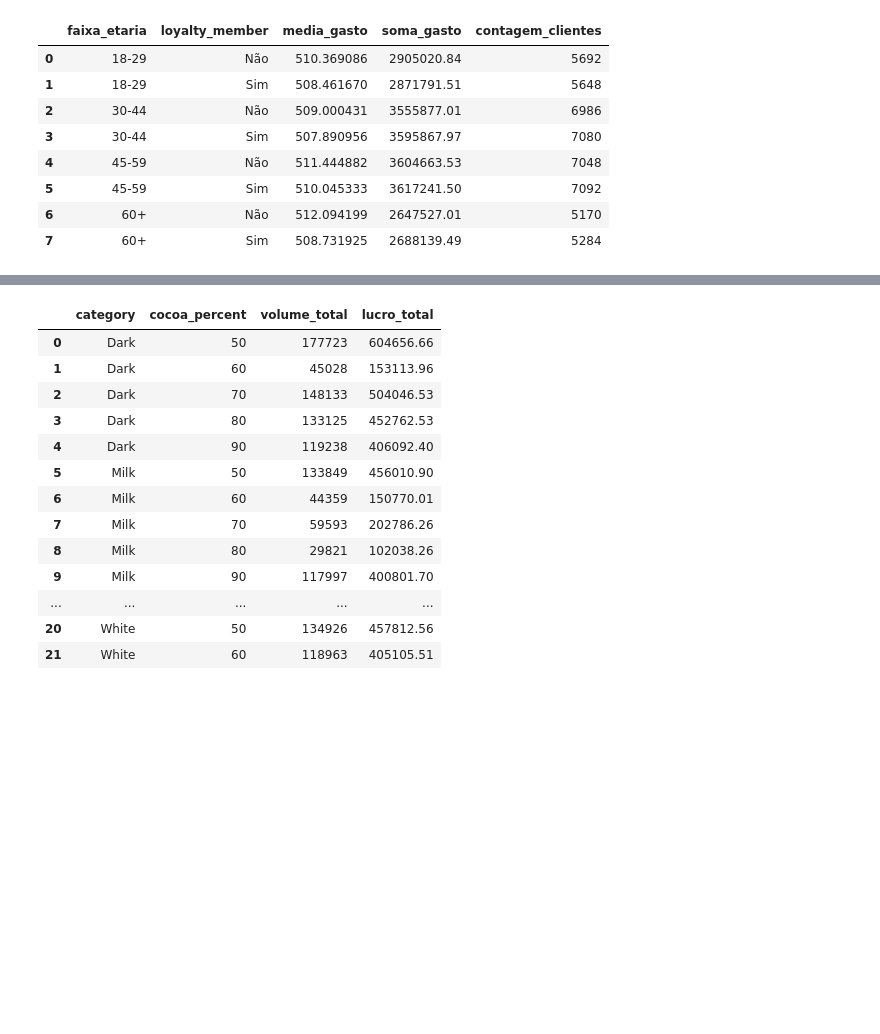
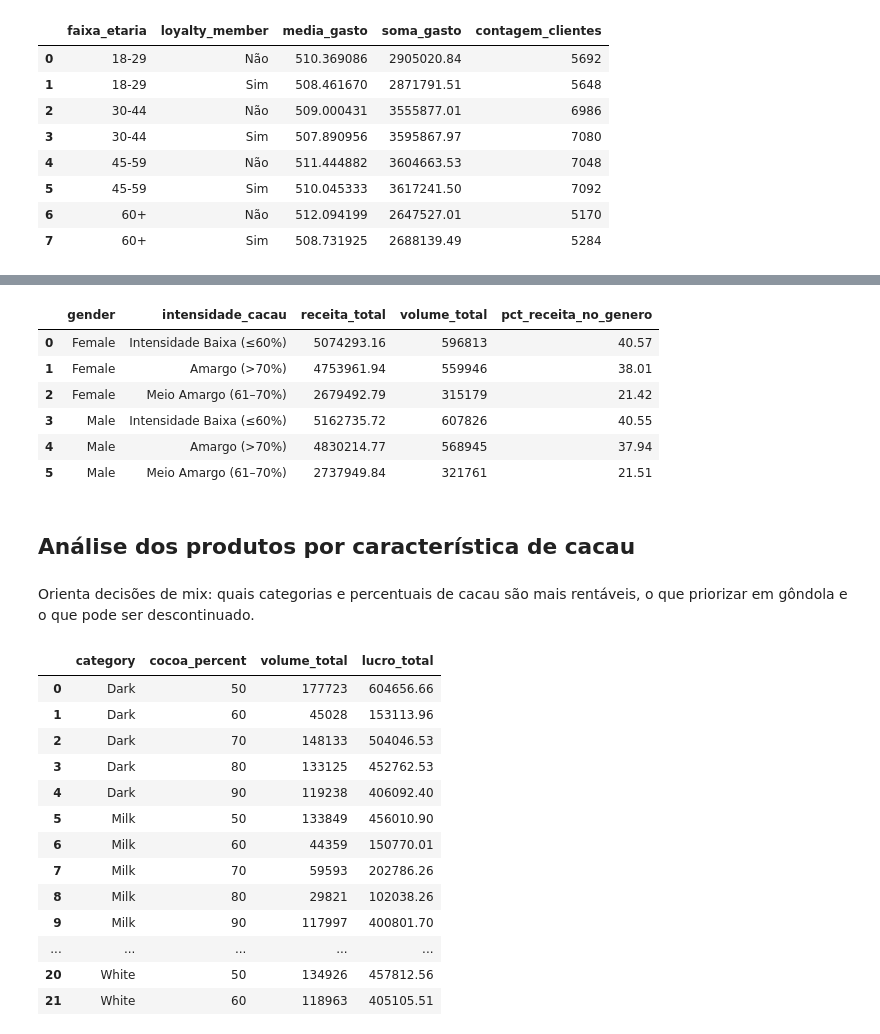
Before and after one commit to salvatoregx/pi4_aplicacoes_ciencia_de_dados, a Jupyter notebook: entregas.ipynb, the cells around one changed output, grey strips where cells are left out. Drawn from its saved outputs; the diff is of its cells as text; code cells hidden in the pictures; blank space fills up the shorter version.

```diff
--- a/entregas.ipynb
+++ b/entregas.ipynb
@@ -51,3 +104,17 @@ analysis.analisar_segmentacao_clientes(conector)
+# %%
+teor_cacau
+# %% [output]
+|  | gender | intensidade_cacau | receita_total | volume_total | pct_receita_no_genero |
+| 0 | Female | Intensidade Baixa (≤60%) | 5074293.16 | 596813 | 40.57 |
+| 1 | Female | Amargo (>70%) | 4753961.94 | 559946 | 38.01 |
+| 2 | Female | Meio Amargo (61–70%) | 2679492.79 | 315179 | 21.42 |
+| 3 | Male | Intensidade Baixa (≤60%) | 5162735.72 | 607826 | 40.55 |
+| 4 | Male | Amargo (>70%) | 4830214.77 | 568945 | 37.94 |
+| 5 | Male | Meio Amargo (61–70%) | 2737949.84 | 321761 | 21.51 |
+# %% [markdown]
+## Análise dos produtos por característica de cacau
+# %% [markdown]
+Orienta decisões de mix: quais categorias e percentuais de cacau são mais rentáveis, o que priorizar em gôndola e o que pode ser descontinuado.
 # %%
 categoria, cacau = analysis.analisar_produtos_cacau(conector)
 # %%
```
Also changed, not shown: parts of 24 cells of this notebook, 1 other file.
